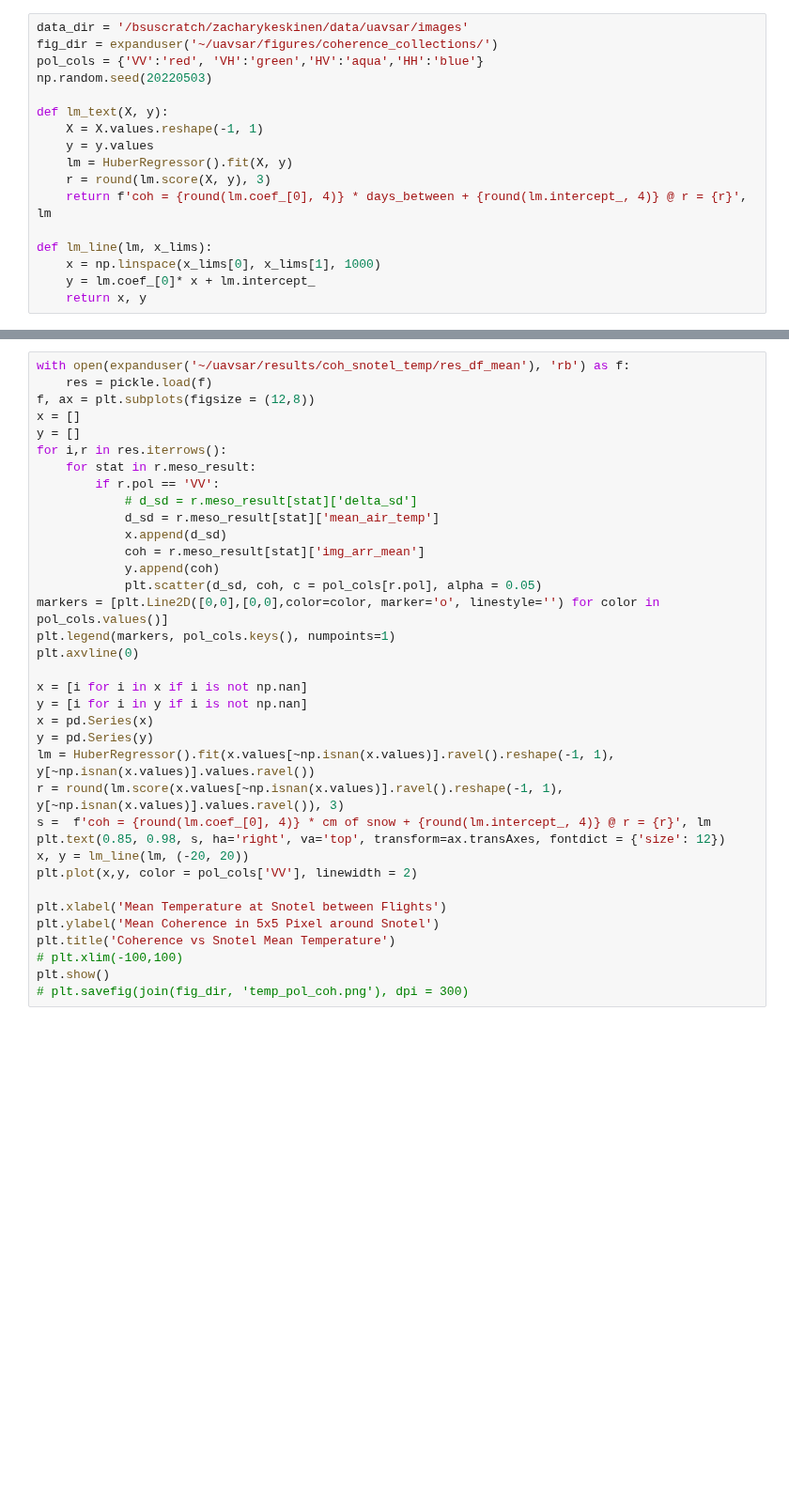
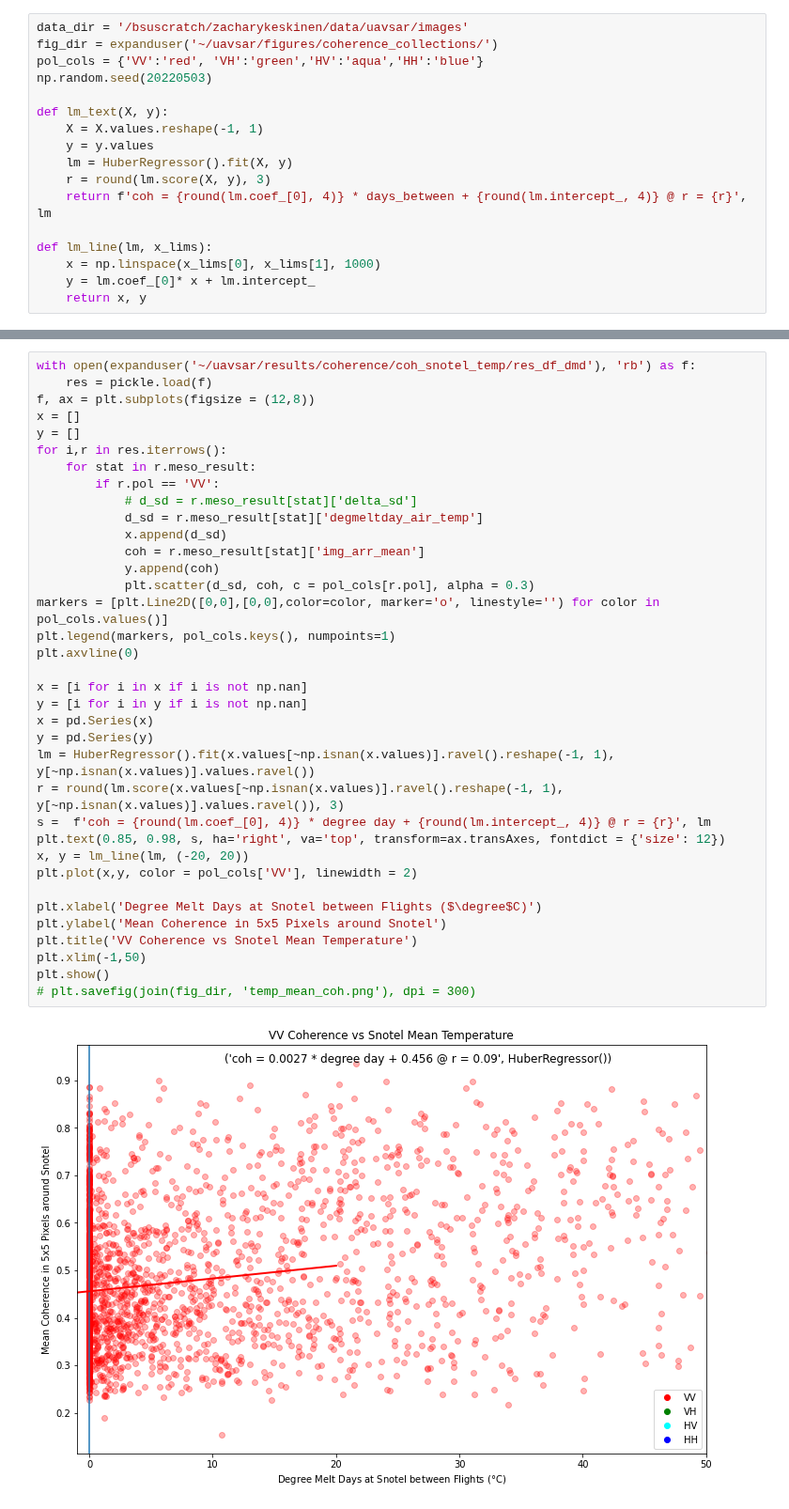
Before and after one commit to ZachHoppinen/uavsar, a Jupyter notebook: src/coherence/coherence_visualization.ipynb, the cells around one changed output, grey strips where cells are left out. Shown at 94% size. Drawn from its saved outputs; the diff is of its cells as text; blank space fills up the shorter version.

```diff
--- a/src/coherence/coherence_visualization.ipynb
+++ b/src/coherence/coherence_visualization.ipynb
@@ -136,36 +139,38 @@ plt.show()
 # %%
-with open(expanduser('~/uavsar/results/coh_snotel_temp/res_df_mean'), 'rb') as f:
+with open(expanduser('~/uavsar/results/coherence/coh_snotel_temp/res_df_dmd'), 'rb') as f:
     res = pickle.load(f)
 f, ax = plt.subplots(figsize = (12,8))
 x = []
 y = []
 for i,r in res.iterrows():
     for stat in r.meso_result:
         if r.pol == 'VV':
             # d_sd = r.meso_result[stat]['delta_sd']
-            d_sd = r.meso_result[stat]['mean_air_temp']
+            d_sd = r.meso_result[stat]['degmeltday_air_temp']
             x.append(d_sd)
             coh = r.meso_result[stat]['img_arr_mean']
             y.append(coh)
-            plt.scatter(d_sd, coh, c = pol_cols[r.pol], alpha = 0.05)
+            plt.scatter(d_sd, coh, c = pol_cols[r.pol], alpha = 0.3)
 markers = [plt.Line2D([0,0],[0,0],color=color, marker='o', linestyle='') for color in pol_cols.values()]
 plt.legend(markers, pol_cols.keys(), numpoints=1)
 plt.axvline(0)
 
 x = [i for i in x if i is not np.nan]
 y = [i for i in y if i is not np.nan]
 x = pd.Series(x)
 y = pd.Series(y)
 lm = HuberRegressor().fit(x.values[~np.isnan(x.values)].ravel().reshape(-1, 1), y[~np.isnan(x.values)].values.ravel())
 r = round(lm.score(x.values[~np.isnan(x.values)].ravel().reshape(-1, 1), y[~np.isnan(x.values)].values.ravel()), 3)
-s =  f'coh = {round(lm.coef_[0], 4)} * cm of snow + {round(lm.intercept_, 4)} @ r = {r}', lm
+s =  f'coh = {round(lm.coef_[0], 4)} * degree day + {round(lm.intercept_, 4)} @ r = {r}', lm
 plt.text(0.85, 0.98, s, ha='right', va='top', transform=ax.transAxes, fontdict = {'size': 12})
 x, y = lm_line(lm, (-20, 20))
 plt.plot(x,y, color = pol_cols['VV'], linewidth = 2)
 
-plt.xlabel('Mean Temperature at Snotel between Flights')
-plt.ylabel('Mean Coherence in 5x5 Pixel around Snotel')
-plt.title('Coherence vs Snotel Mean Temperature')
-# plt.xlim(-100,100)
+plt.xlabel('Degree Melt Days at Snotel between Flights ($\degree$C)')
+plt.ylabel('Mean Coherence in 5x5 Pixels around Snotel')
+plt.title('VV Coherence vs Snotel Mean Temperature')
+plt.xlim(-1,50)
 plt.show()
-# plt.savefig(join(fig_dir, 'temp_pol_coh.png'), dpi = 300)
+# plt.savefig(join(fig_dir, 'temp_mean_coh.png'), dpi = 300)
+# %% [output]
+[figure, added]
```
Also changed, not shown: parts of 7 cells of this notebook, 15 other files.
